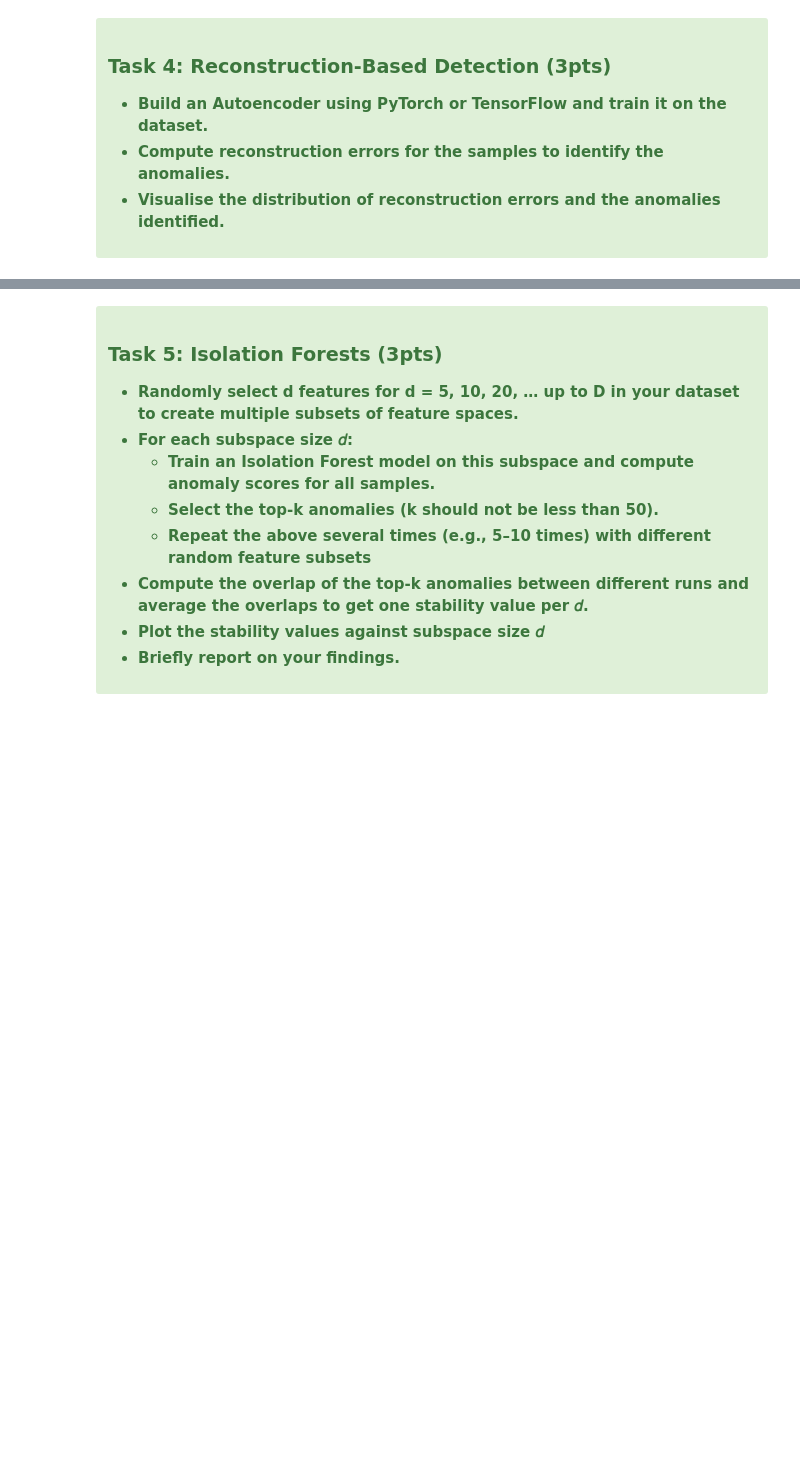
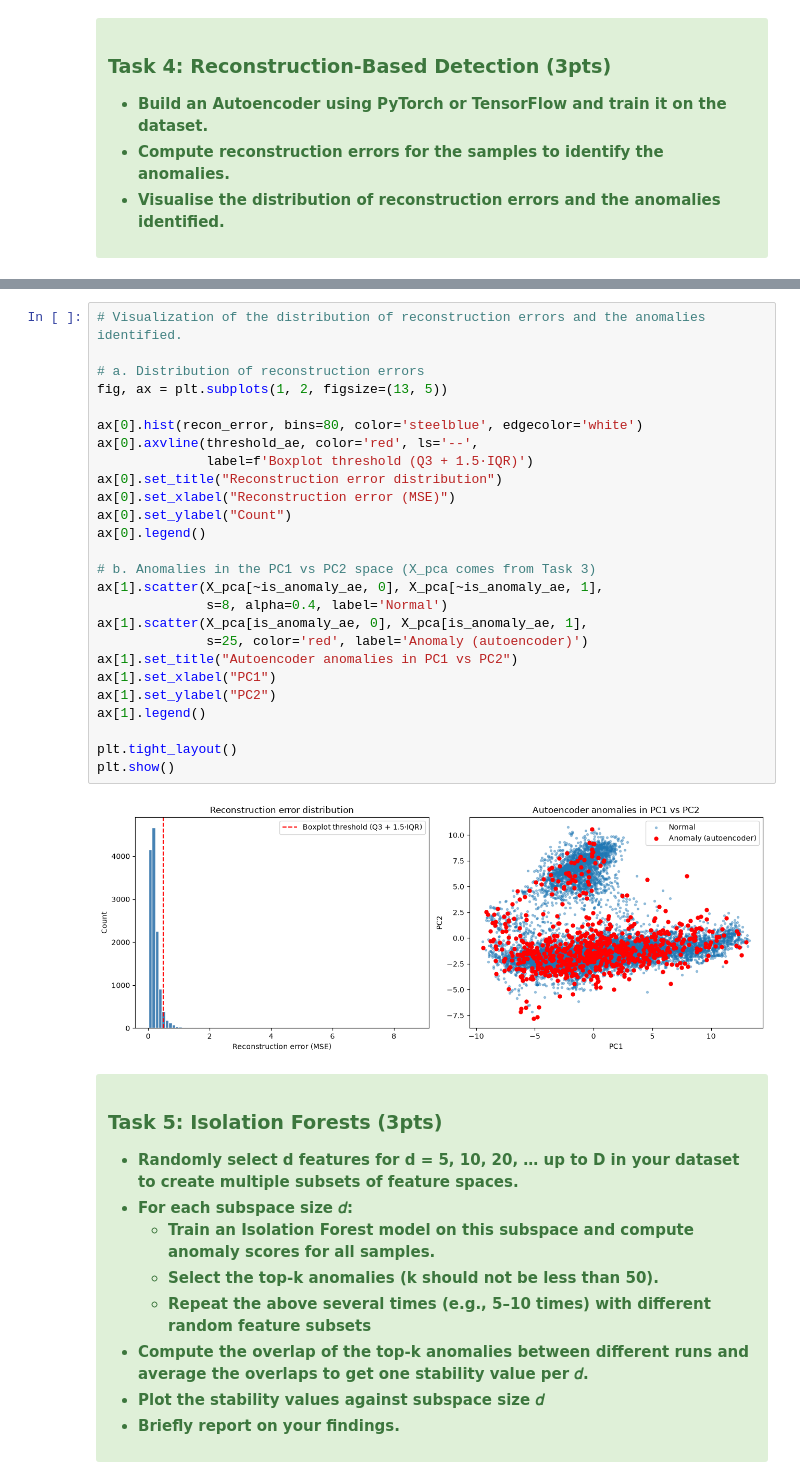
Before and after one commit to Masters-Halmstad/Data-Mining-DT8013, a Jupyter notebook: Lab#3_anomaly_detection2/lab_anomaly_detection_2.ipynb, the cells around one changed output, grey strips where cells are left out. Drawn from its saved outputs; the diff is of its cells as text; blank space fills up the shorter version.

Commit message:
added lab 3 task 5 and 6

```diff
--- a/Lab#3_anomaly_detection2/lab_anomaly_detection_2.ipynb
+++ b/Lab#3_anomaly_detection2/lab_anomaly_detection_2.ipynb
@@ -326,3 +468,31 @@ plt.show()
+# %%
+# Visualization of the distribution of reconstruction errors and the anomalies identified.
+
+# a. Distribution of reconstruction errors
+fig, ax = plt.subplots(1, 2, figsize=(13, 5))
+
+ax[0].hist(recon_error, bins=80, color='steelblue', edgecolor='white')
+ax[0].axvline(threshold_ae, color='red', ls='--',
+              label=f'Boxplot threshold (Q3 + 1.5·IQR)')
+ax[0].set_title("Reconstruction error distribution")
+ax[0].set_xlabel("Reconstruction error (MSE)")
+ax[0].set_ylabel("Count")
+ax[0].legend()
+
+# b. Anomalies in the PC1 vs PC2 space (X_pca comes from Task 3)
+ax[1].scatter(X_pca[~is_anomaly_ae, 0], X_pca[~is_anomaly_ae, 1],
+              s=8, alpha=0.4, label='Normal')
+ax[1].scatter(X_pca[is_anomaly_ae, 0], X_pca[is_anomaly_ae, 1],
+              s=25, color='red', label='Anomaly (autoencoder)')
+ax[1].set_title("Autoencoder anomalies in PC1 vs PC2")
+ax[1].set_xlabel("PC1")
+ax[1].set_ylabel("PC2")
+ax[1].legend()
+
+plt.tight_layout()
+plt.show()
+# %% [output]
+[figure, added]
 # %% [markdown]
 <div class='alert alert-block alert-success' style="font-weight:bolder">
 
```
Also changed, not shown: parts of 11 cells of this notebook.
